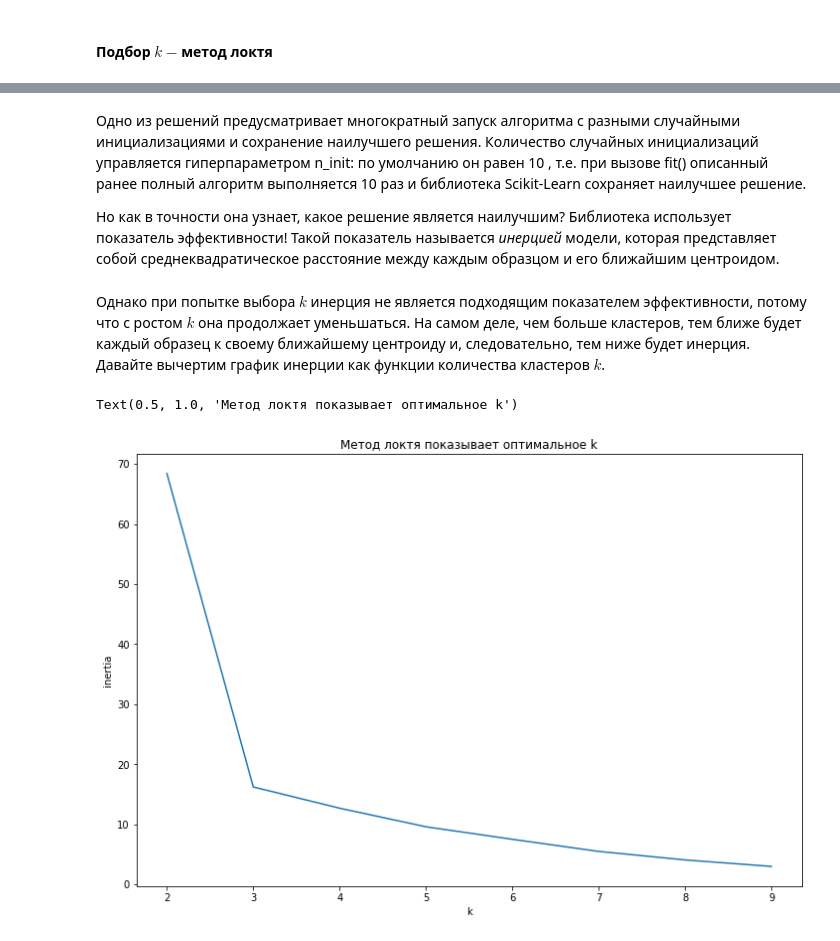
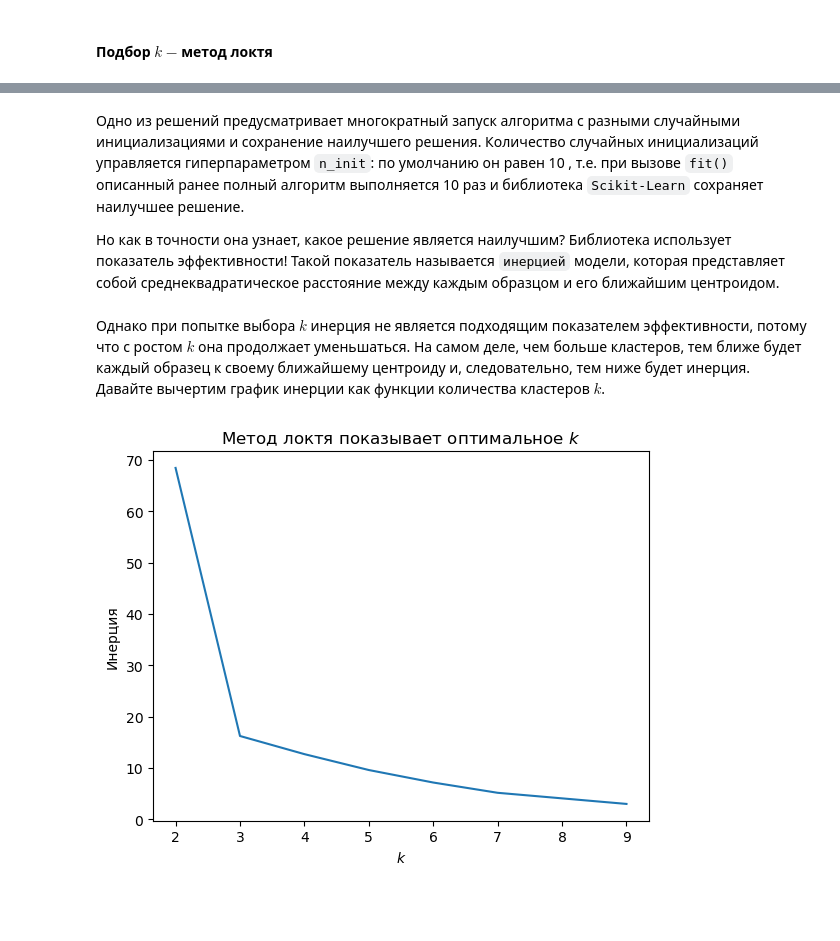
Before and after one commit to sirgrayX/ml_course_2023, a Jupyter notebook: 11_ML_unsupervised_clustering.ipynb, the cells around one changed output, grey strips where cells are left out. Cells and saved outputs as stored; diff of their text form; code cells hidden in the pictures; blank space fills up the shorter version.

```diff
--- a/11_ML_unsupervised_clustering.ipynb
+++ b/11_ML_unsupervised_clustering.ipynb
@@ -199,24 +202,23 @@ Text(0, 0.5, 'x2 (feature)')
 # %% [markdown]
-Одно из решений предусматривает многократный запуск алгоритма с разными случайными инициализациями и сохранение наилучшего решения. Количество случайных инициализаций управляется гиперпараметром n_init: по умолчанию он равен 10 , т.е. при вызове fit() описанный ранее полный алгоритм выполняется 10 раз и библиотека Scikit-Learn сохраняет наилучшее решение.
+Одно из решений предусматривает многократный запуск алгоритма с разными случайными инициализациями и сохранение наилучшего решения. Количество случайных инициализаций управляется гиперпараметром `n_init`: по умолчанию он равен 10 , т.е. при вызове `fit()` описанный ранее полный алгоритм выполняется 10 раз и библиотека `Scikit-Learn` сохраняет наилучшее решение.
 
-Но как в точности она узнает, какое решение является наилучшим? Библиотека использует показатель эффективности! Такой показатель называется <i>инерцией</i> модели, которая представляет собой среднеквадратическое расстояние между каждым образцом и его ближайшим центроидом.
+Но как в точности она узнает, какое решение является наилучшим? Библиотека использует показатель эффективности! Такой показатель называется `инерцией` модели, которая представляет собой среднеквадратическое расстояние между каждым образцом и его ближайшим центроидом.
 # %% [markdown]
 Однако при попытке выбора $k$ инерция не является подходящим показателем эффективности, потому что с ростом $k$ она продолжает уменьшаться. На самом деле, чем больше кластеров, тем ближе будет каждый образец к своему ближайшему центроиду и, следовательно, тем ниже будет инерция. Давайте вычертим график инерции как функции количества кластеров $k$.
 # %%
 inertia = []
 k = range(2, 10)
 for k_i in k:
     km = KMeans(n_clusters=k_i)
     km.fit(X)
     inertia.append(km.inertia_)
 
 plt.plot(k, inertia)
-plt.xlabel('k')
-plt.ylabel('inertia')
-plt.title('Метод локтя показывает оптимальное k')
+plt.xlabel('$k$')
+plt.ylabel('Инерция')
+plt.title('Метод локтя показывает оптимальное $k$');
 # %% [output]
-Text(0.5, 1.0, 'Метод локтя показывает оптимальное k')
-[figure, old version]
+[figure, new version]
 # %% [markdown]
 Как видите, инерция очень быстро падает при увеличении $k$ вплоть до 3, но затем при дальнейшем росте $k$ уменьшается гораздо медленнее. По форме кривая напоминает руку, имеющую “локоть” в точке $k = 3$.
 
```
Also changed, not shown: parts of 22 cells of this notebook.
